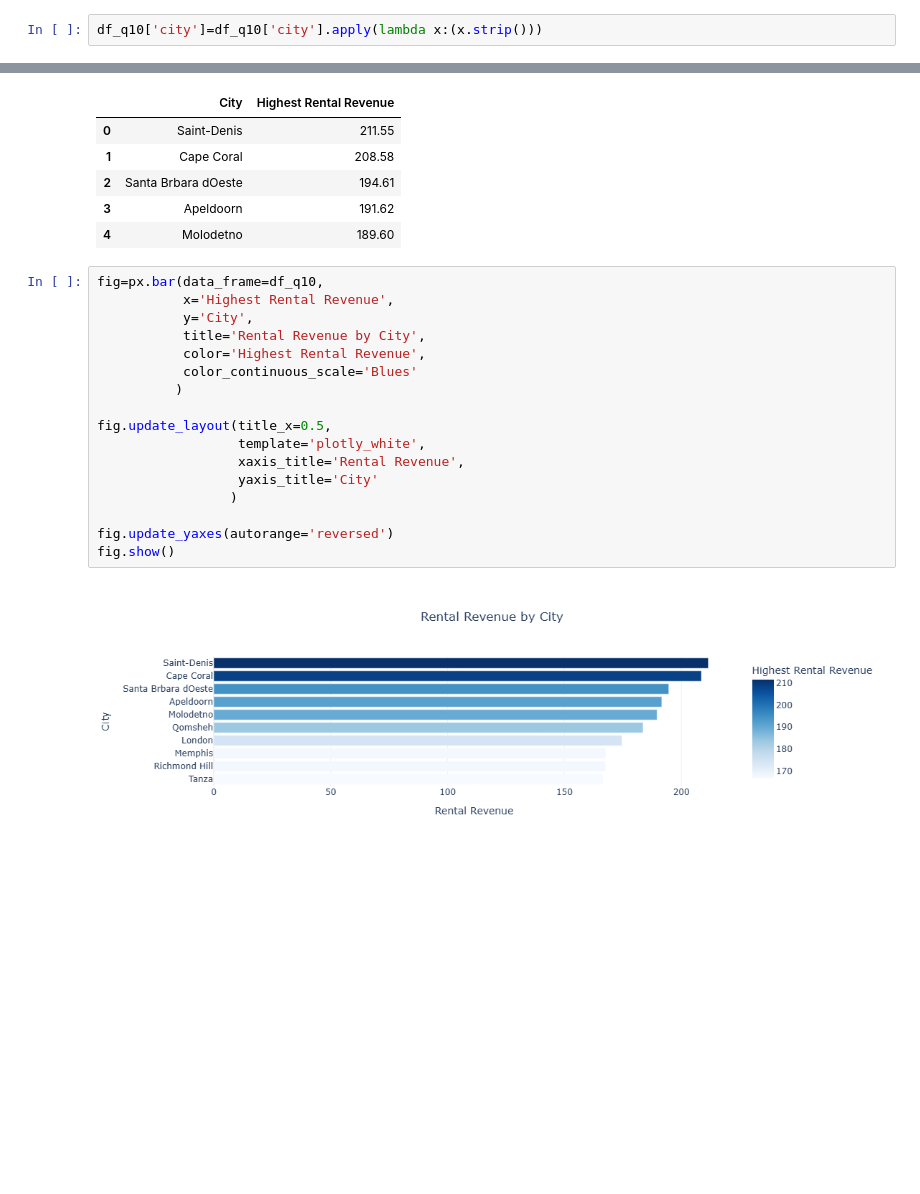
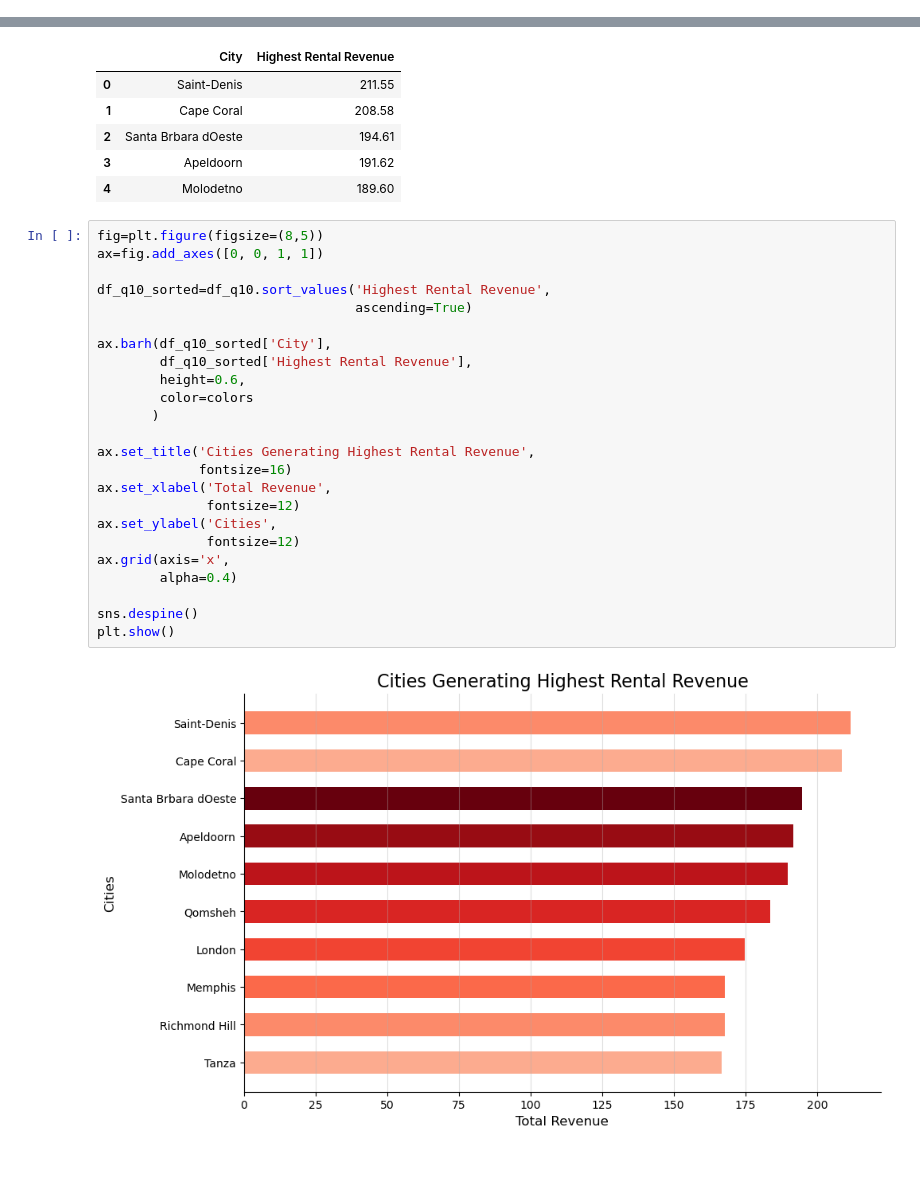
Before and after one commit to AkhileshGhatate5/dvdrental-analytics, a Jupyter notebook: notebooks/dvdrental.ipynb, the cells around one changed output, grey strips where cells are left out. Drawn from its saved outputs; the diff is of its cells as text; blank space fills up the shorter version.

```diff
--- a/notebooks/dvdrental.ipynb
+++ b/notebooks/dvdrental.ipynb
@@ -853,8 +851,6 @@ late_returns     int64
 dtype: object
 # %%
 df_q11[['first_name','last_name']]=df_q11[['first_name','last_name']].astype('string')
-# %%
-df_q10['city']=df_q10['city'].apply(lambda x:(x.strip()))
 # %%
 df_q11.reset_index()
 # %% [output]
@@ -1278,24 +1278,31 @@ df_q10.head()
 | 3 | Apeldoorn | 191.62 |
 | 4 | Molodetno | 189.60 |
 # %%
-fig=px.bar(data_frame=df_q10,
-           x='Highest Rental Revenue',
-           y='City',
-           title='Rental Revenue by City',
-           color='Highest Rental Revenue',
-           color_continuous_scale='Blues'
-          )
+fig=plt.figure(figsize=(8,5))
+ax=fig.add_axes([0, 0, 1, 1])
 
-fig.update_layout(title_x=0.5,
-                  template='plotly_white',
-                  xaxis_title='Rental Revenue',
-                  yaxis_title='City'
-                 )
+df_q10_sorted=df_q10.sort_values('Highest Rental Revenue',
+                                 ascending=True)
 
-fig.update_yaxes(autorange='reversed')
-fig.show()
+ax.barh(df_q10_sorted['City'],
+        df_q10_sorted['Highest Rental Revenue'],
+        height=0.6,
+        color=colors
+       )
+
+ax.set_title('Cities Generating Highest Rental Revenue',
+             fontsize=16)
+ax.set_xlabel('Total Revenue',
+              fontsize=12)
+ax.set_ylabel('Cities',
+              fontsize=12)
+ax.grid(axis='x',
+        alpha=0.4)
+
+sns.despine()
+plt.show()
 # %% [output]
-[figure, old version]
+[figure, new version]
 # %% [markdown]
 #
 # %% [markdown]
```
Also changed, not shown: parts of 12 cells of this notebook.
